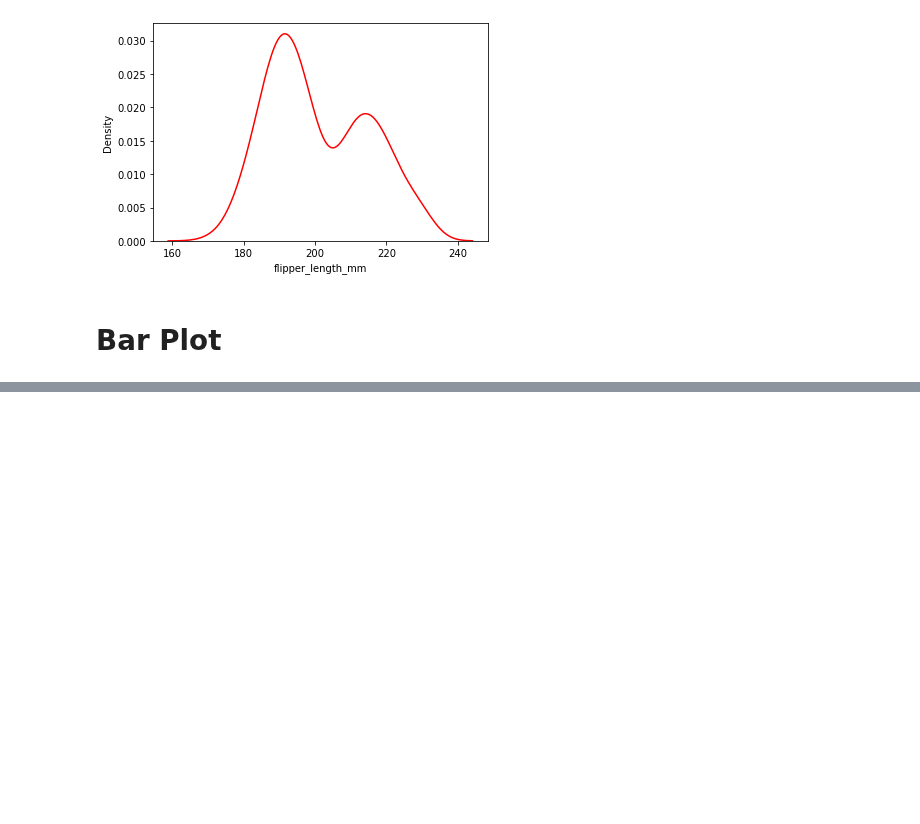
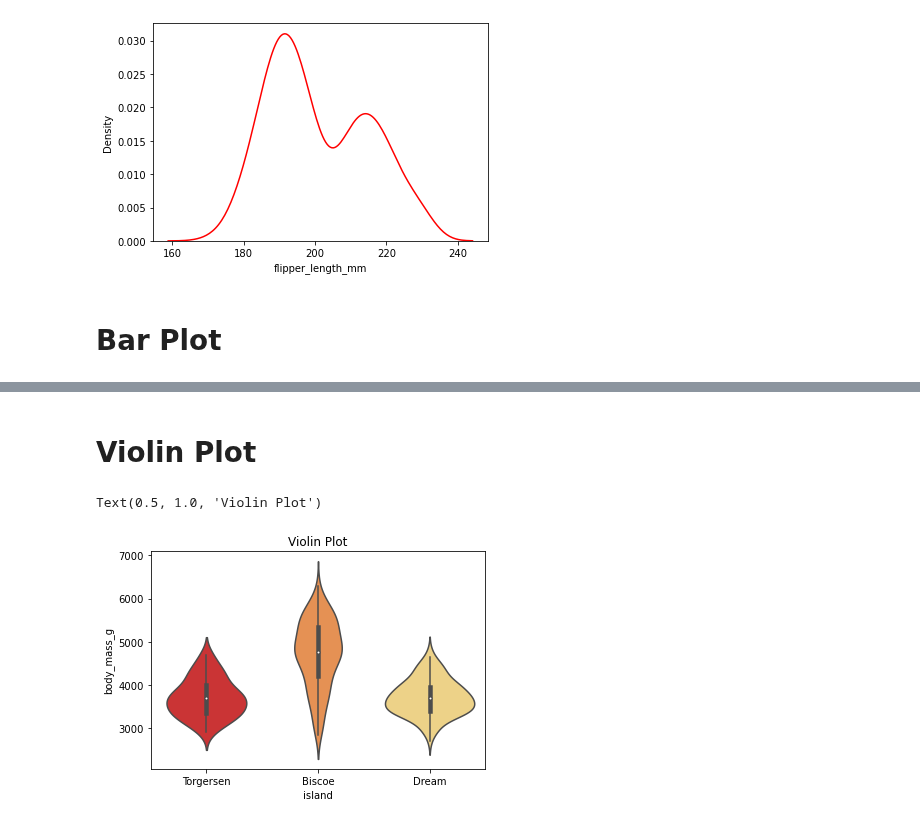
Before and after one commit to moesteelo/Exploratory-Data-Analysis, a Jupyter notebook: Exploratory Data Visualization .ipynb, the cells around one changed output, grey strips where cells are left out. Saved outputs shown, nothing was run; the diff lists cells and outputs as text; code cells hidden in the pictures; blank space fills up the shorter version.

```diff
--- a/Exploratory Data Visualization .ipynb
+++ b/Exploratory Data Visualization .ipynb
@@ -159,0 +187,9 @@ plt.show()
+# %% [markdown]
+# Violin Plot
+# %%
+# Using the Violin Plot
+sns.violinplot(x = 'island', y = 'body_mass_g', data = penguins_size, palette='YlOrRd_r')
+plt.title("Violin Plot")
+# %% [output]
+Text(0.5, 1.0, 'Violin Plot')
+[figure, added]
```
Also changed, not shown: parts of 5 cells of this notebook.
